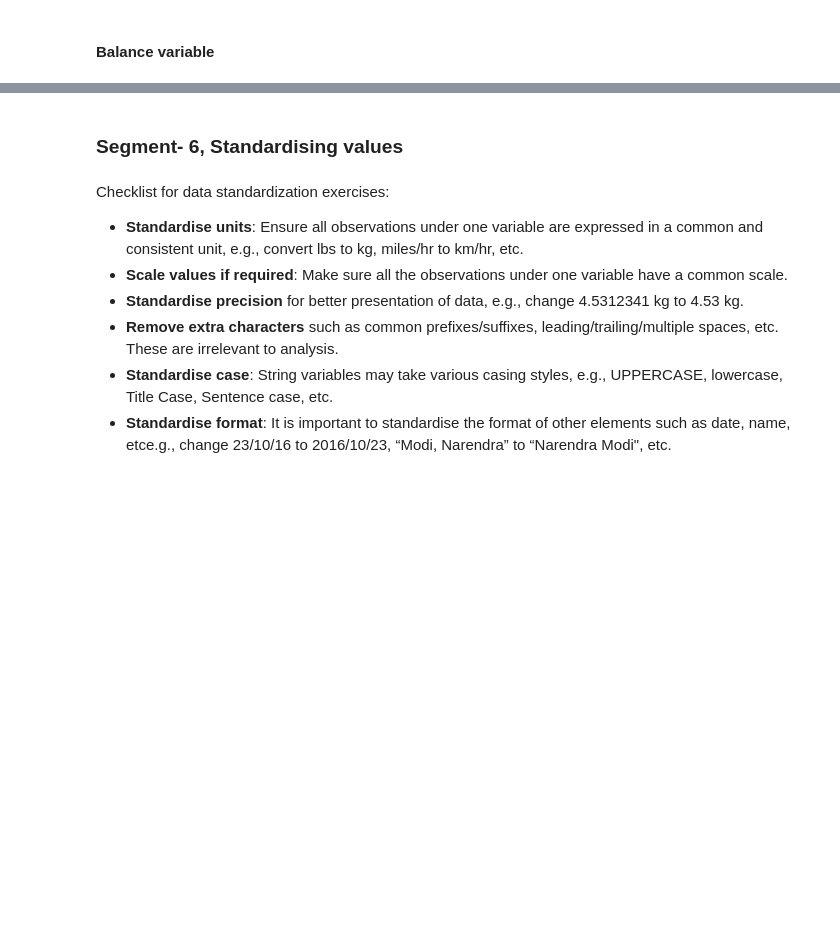
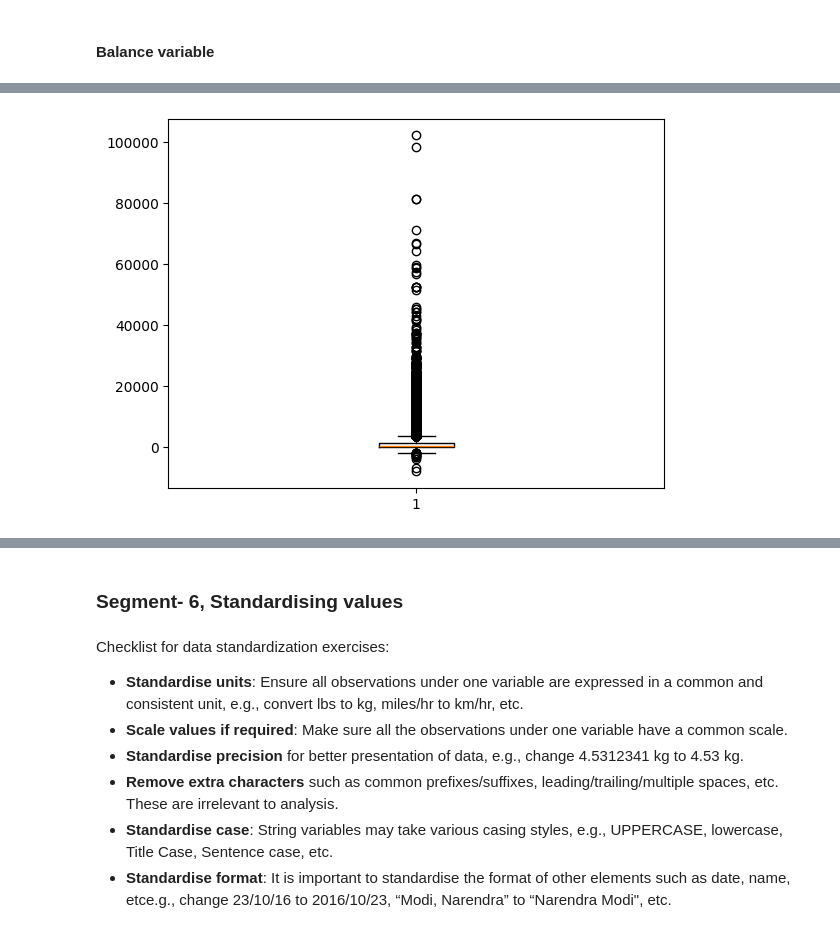
Before and after one commit to AkankshaDwivedi/bank-marketing-campaign, a Jupyter notebook: Bank_Marketing_Campaign_EDA_AD.ipynb, the cells around one changed output, grey strips where cells are left out. Saved outputs shown, nothing was run; the diff lists cells and outputs as text; code cells hidden in the pictures; blank space fills up the shorter version.

```diff
--- a/Bank_Marketing_Campaign_EDA_AD.ipynb
+++ b/Bank_Marketing_Campaign_EDA_AD.ipynb
@@ -223,4 +439,8 @@ Major approaches to the treat outliers:
 # %%
 #plot the boxplot of balance variable.
+plt.boxplot(bank_df_1.BALANCE)
+plt.show()
+# %% [output]
+[figure, added]
 # %%
 #plot the boxplot of balance variable after scaling in 8:2.
```
Also changed, not shown: parts of 35 cells of this notebook.
